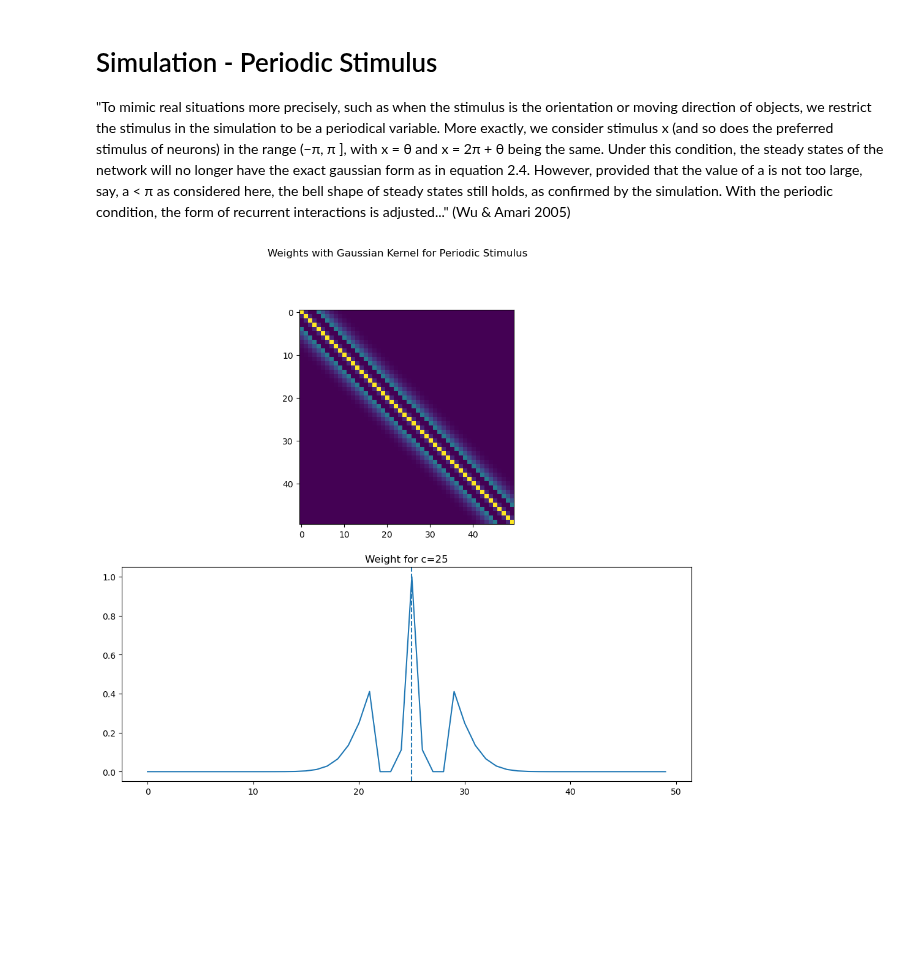
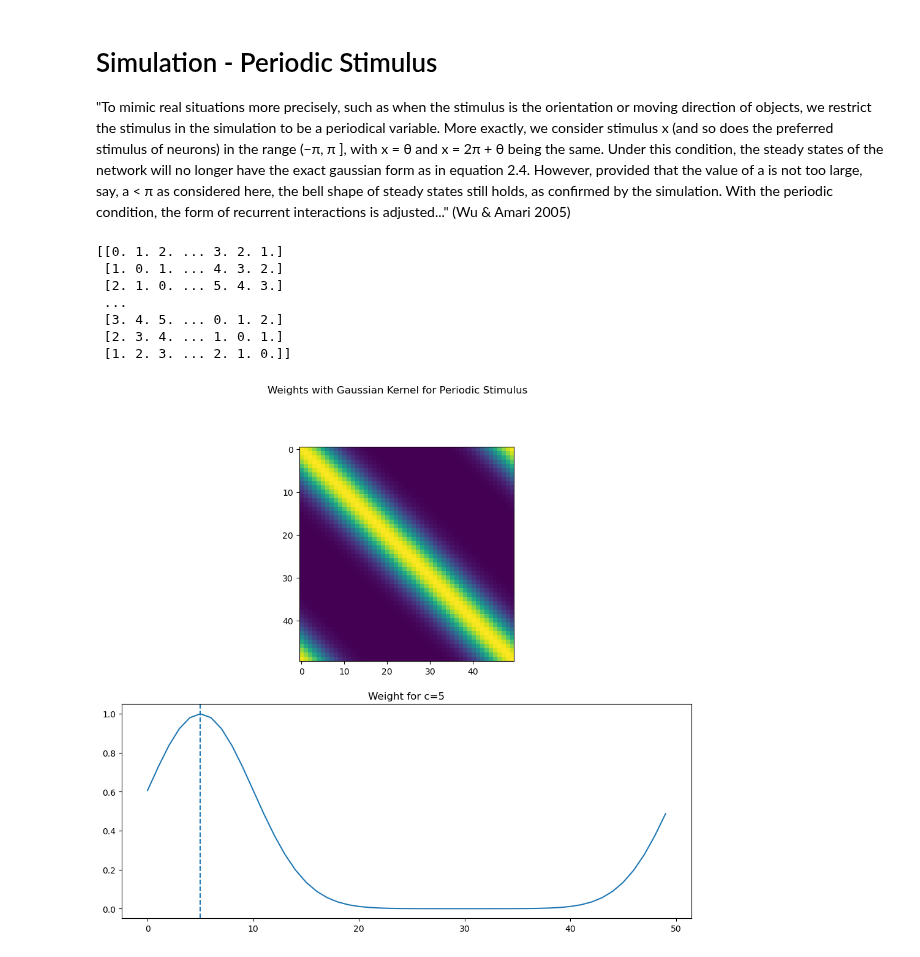
Before and after one commit to michealrm/Trappenberg_CAAN, a Jupyter notebook: caan_simulation.ipynb, the cells around one changed output. Cells and saved outputs as stored; diff of their text form; code cells hidden in the pictures; blank space fills up the shorter version.

```diff
--- a/caan_simulation.ipynb
+++ b/caan_simulation.ipynb
@@ -84,15 +84,26 @@ ndyn.plot_firing_rate(network)
 # %%
 # Weight matrix for periodic stimulus
 def weights_for_periodic_stimulus(N, a:int = 0.2):
-    diff_matrix = ndyn.get_diff_matrix(N)
+    row_indices = np.arange(N, step=1.0).reshape(-1, 1)
+    col_indices = np.arange(N, step=1.0).reshape(1, -1)
+    diff_matrix = np.minimum(np.fabs(col_indices - row_indices), np.subtract(float(N), np.fabs(col_indices - row_indices)))
+    print(diff_matrix)
 
-    gt_pi = diff_matrix > np.pi
-    lte_pi = diff_matrix <= np.pi
-    diff_matrix[gt_pi] = np.exp(-np.power(diff_matrix[gt_pi], 2) / (2 * np.power(a, 2)))
-    diff_matrix[lte_pi] = np.exp(-np.power(2 * np.pi * diff_matrix[lte_pi], 2) / (2 * np.power(a, 2)))
-    return diff_matrix
+    # gt_pi = diff_matrix > np.pi
+    # lte_pi = diff_matrix <= np.pi
+    # diff_matrix[gt_pi] = np.exp(-np.power(diff_matrix[gt_pi], 2) / (2 * np.power(a, 2)))
+    # diff_matrix[lte_pi] = np.exp(-np.power(2 * np.pi * diff_matrix[lte_pi], 2) / (2 * np.power(a, 2)))
+    w = ndyn.gaussian_func(diff_matrix, a)
+    return w
 
-network = ndyn.Network(N=50, T=20, W_func=weights_for_periodic_stimulus, W_kwargs={'a': 3})
-ndyn.plot_weight(network, 25)
+network = ndyn.Network(N=50, T=20, W_func=weights_for_periodic_stimulus, W_kwargs={'a': 0.2})
+ndyn.plot_weight(network, 5, 'Weights with Gaussian Kernel for Periodic Stimulus')
 # %% [output]
+[[0. 1. 2. ... 3. 2. 1.]
+ [1. 0. 1. ... 4. 3. 2.]
+ [2. 1. 0. ... 5. 4. 3.]
+ ...
+ [3. 4. 5. ... 0. 1. 2.]
+ [2. 3. 4. ... 1. 0. 1.]
+ [1. 2. 3. ... 2. 1. 0.]]
-[figure, old version]
+[figure, new version]
```
Also changed, not shown: parts of 7 cells of this notebook, 1 other file.
